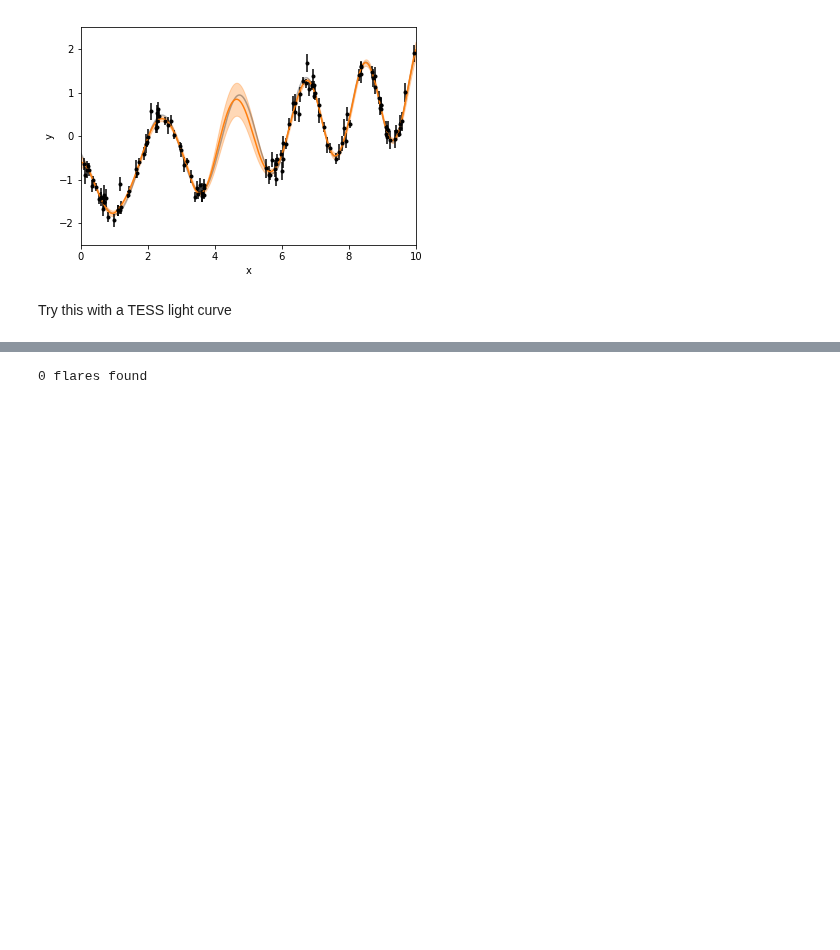
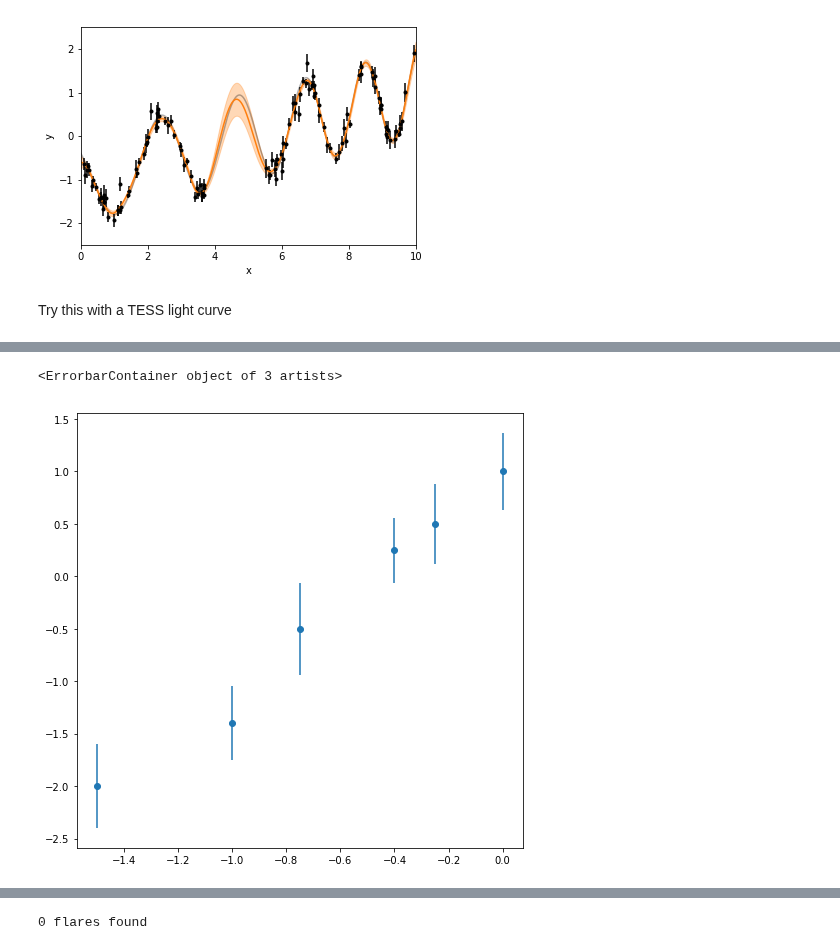
Before and after one commit to spencerw/tess_flare, a Jupyter notebook: gaussianProcess.ipynb, the cells around one changed output, grey strips where cells are left out. Drawn from its saved outputs; the diff is of its cells as text; code cells hidden in the pictures; blank space fills up the shorter version.

```diff
--- a/gaussianProcess.ipynb
+++ b/gaussianProcess.ipynb
@@ -156,0 +158,12 @@ Text(0, 0.5, 'Flux [e-/s]')
+# %%
+# Some simple made up data
+
+xdata = [-1.5, -1, -0.75, -0.4, -0.25, 0]
+ydata = [-2, -1.4, -0.5, 0.25, 0.5, 1]
+ydataerr = [0.4, 0.35, 0.44, 0.31, 0.38, 0.37]
+
+fig, axes = plt.subplots(figsize=(8,8))
+axes.errorbar(xdata, ydata, yerr=yerr, fmt='o')
+# %% [output]
+<ErrorbarContainer object of 3 artists>
+[figure, added]
```
Also changed, not shown: parts of 10 cells of this notebook.
